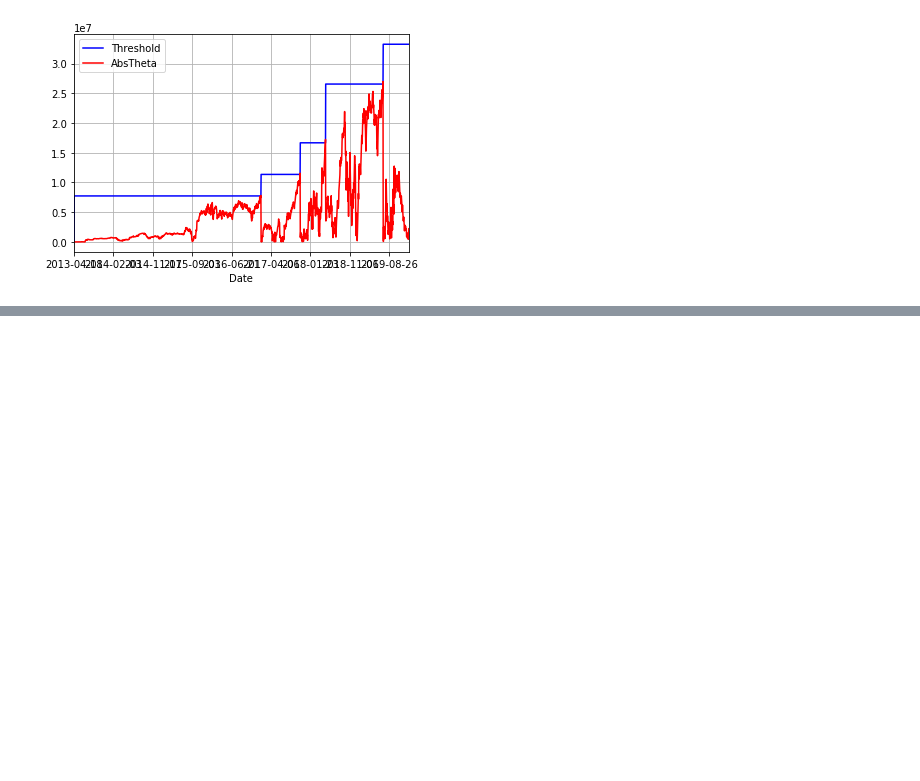
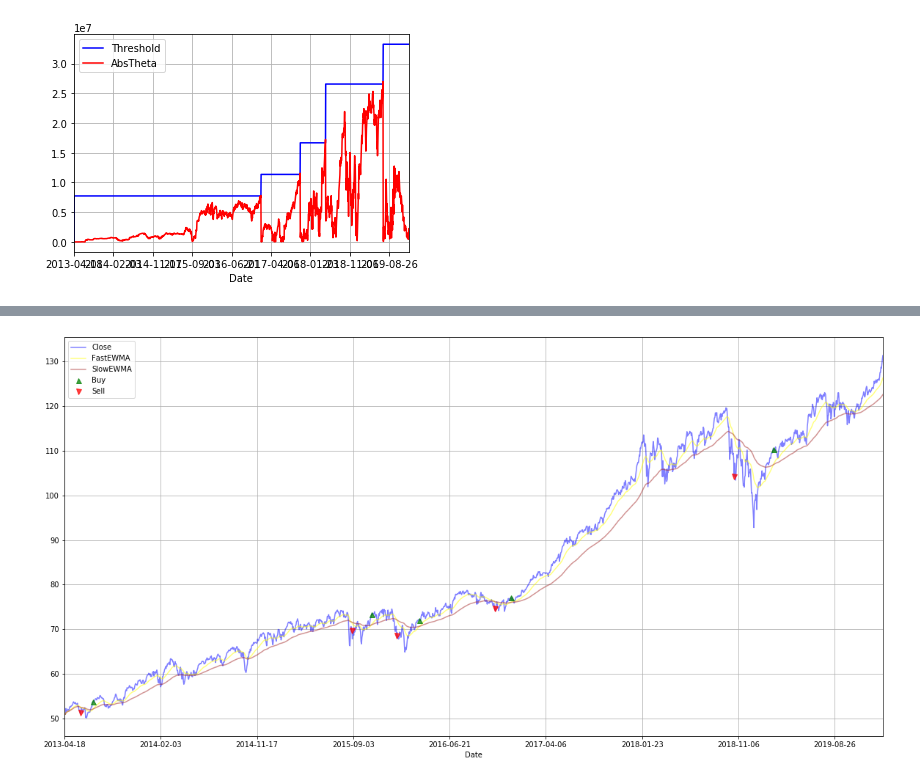
Before and after one commit to agalbachicar/fa_momentum, a Jupyter notebook: src/momentum.ipynb, the cells around one changed output, grey strips where cells are left out. Cells and saved outputs as stored; diff of their text form; code cells hidden in the pictures; blank space fills up the shorter version.

```diff
--- a/src/momentum.ipynb
+++ b/src/momentum.ipynb
@@ -477,0 +571,5 @@ plt.show()
+# %%
+mtum_df = create_bet_signal_fast_slow_ewma(mtum_df, 'Close', 14, 50)
+plot_ewma_bet_signals(mtum_df)
+# %% [output]
+[figure, added]
```
Also changed, not shown: parts of 9 cells of this notebook.
